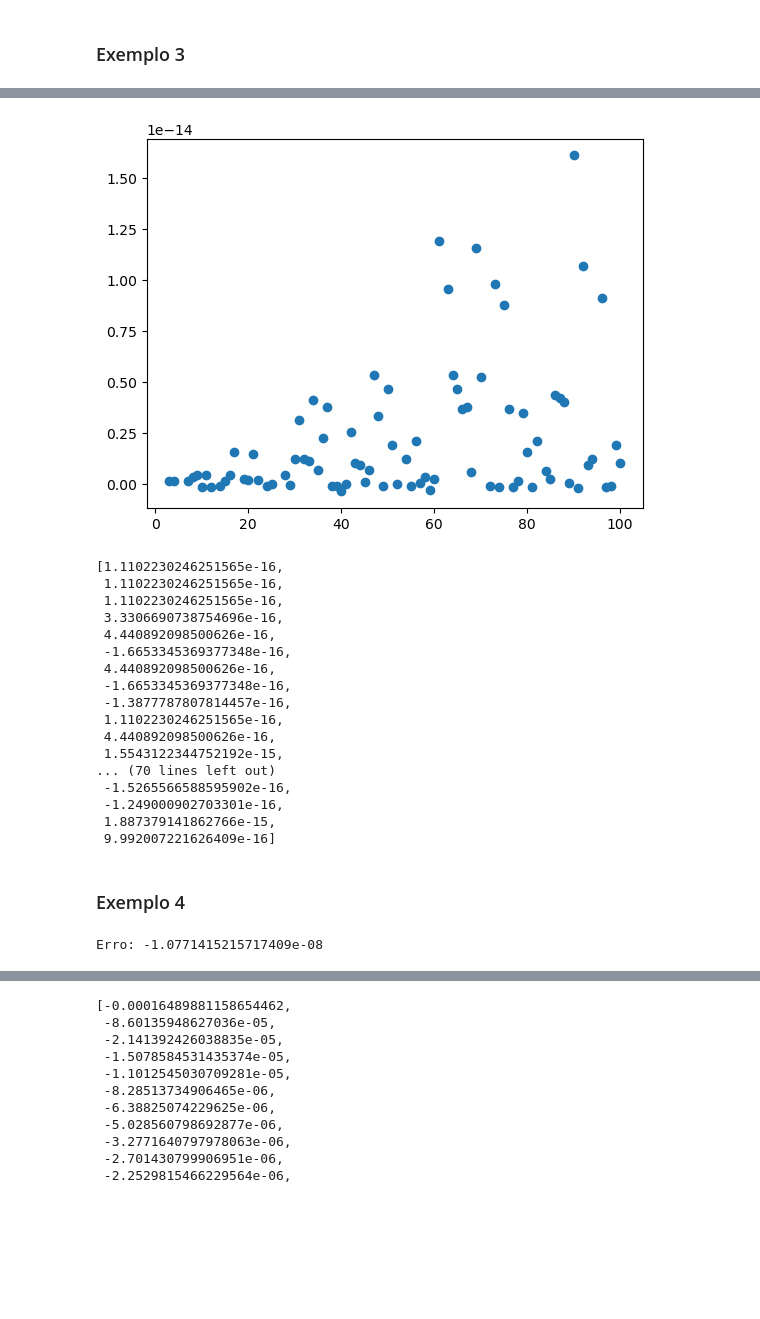
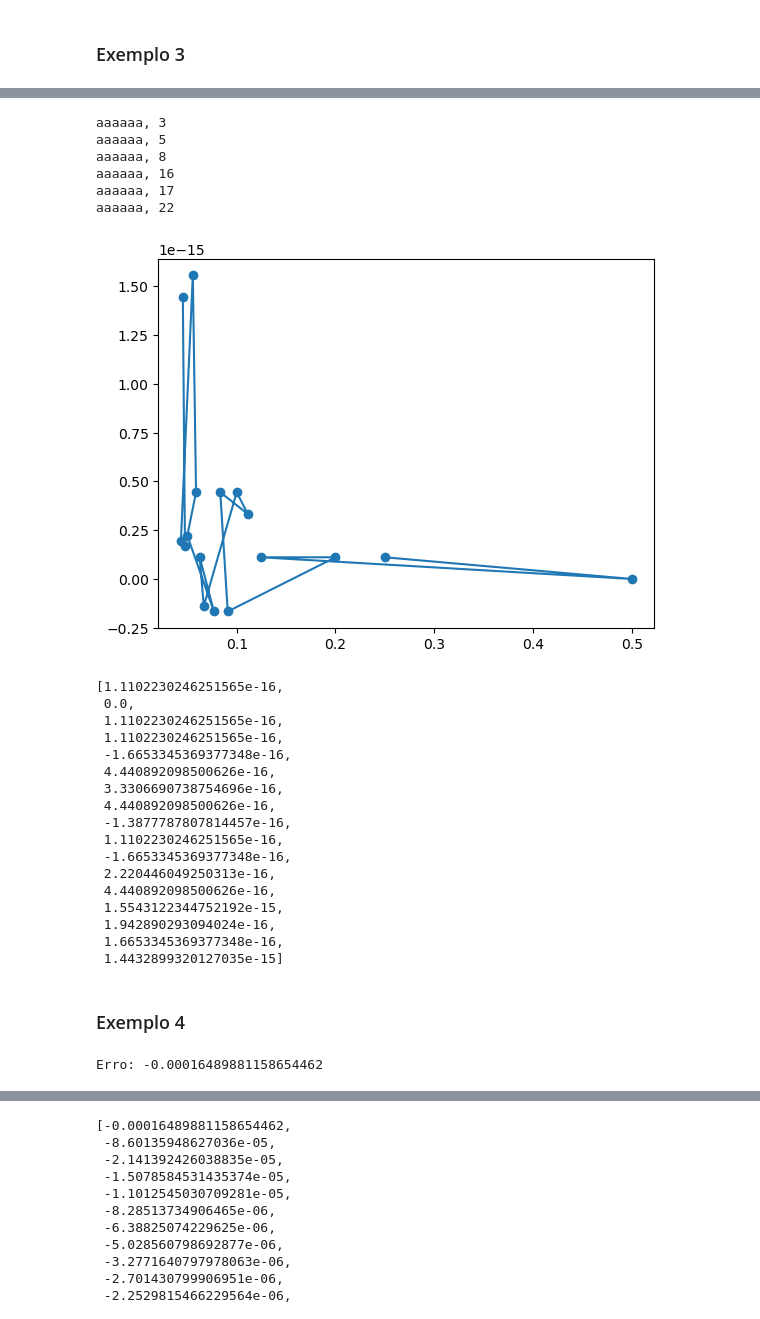
Before and after one commit to pedro-jorge/Elementos-Finitos, a Jupyter notebook: Lab_1.ipynb, the cells around one changed output, grey strips where cells are left out. Drawn from its saved outputs; the diff is of its cells as text; code cells hidden in the pictures; blank space fills up the shorter version.

```diff
--- a/Lab_1.ipynb
+++ b/Lab_1.ipynb
@@ -11,7 +11,7 @@ beta = 1
 u_0 = 0
 u_1 = 0
 
-n = 100
+n = 3
 
 example_1 = dict(
     alpha = 1,
@@ -46,7 +46,7 @@ example_4 = dict(
     beta = 1,
     range = [0, 1],
     n = n,
-    f = lambda h, x: h*x
+    f = lambda h, x: h*x * np.ones(len(x))
 )
 # %%
 def plot(x: np.ndarray, u_k: np.ndarray, u_x: np.ndarray) -> None:
@@ -153,7 +153,7 @@ def galerkin(alpha: float,
     K += np.diag(upper_diagonal, k=1)
     K += np.diag(lower_diagonal, k=-1)
 
-    return x, np.linalg.solve(K, f(h, x)), h
+    return x, np.linalg.solve(K, f(h, x)), h, K, f(h, x)
 
 def galerkin_error(u: Callable, c: np.ndarray, h: float):
     return np.max(np.abs(u(np.arange(h, 1, h))) - c)
@@ -161,9 +161,9 @@ def galerkin_error(u: Callable, c: np.ndarray, h: float):
 ### Exemplo 3
 # %%
 def u(x):
-    return 4*x*(x-1)
+    return -4*x*(x-1)
 
-x, c, h = galerkin(**example_3)
+x, c, h, K, f = galerkin(**example_3)
 
 relative_error = galerkin_error(u, c, h)
 
@@ -173,51 +187,59 @@ Erro: 9.992007221626409e-16
 # %%
-n_list = []
+h_list = []
 errors = []
 
-for n in range(2, 101):
-    example_3["n"] = n
+for n in range(2, 25):
+    example_3["n"] = 2^n-1
     try:
-        x, c, h = galerkin(**example_3)
-        n_list.append(n)
+        x, c, h, A, b = galerkin(**example_3)
+        h_list.append(h)
         errors.append(galerkin_error(u, c, h))
     except:
+        print(f"aaaaaa, {n}")
         continue
 
-plt.scatter(n_list, errors)
+plt.scatter(h_list, errors)
+plt.plot(h_list, errors)
 plt.show()
 # %% [output]
+aaaaaa, 3
+aaaaaa, 5
+aaaaaa, 8
+aaaaaa, 16
+aaaaaa, 17
+aaaaaa, 22
-[figure, old version]
+[figure, new version]
 # %%
 errors
 # %% [output]
 [1.1102230246251565e-16,
+ 0.0,
  1.1102230246251565e-16,
  1.1102230246251565e-16,
+ -1.6653345369377348e-16,
+ 4.440892098500626e-16,
  3.3306690738754696e-16,
  4.440892098500626e-16,
- -1.6653345369377348e-16,
- 4.440892098500626e-16,
- -1.6653345369377348e-16,
  -1.3877787807814457e-16,
  1.1102230246251565e-16,
+ -1.6653345369377348e-16,
+ 2.220446049250313e-16,
  4.440892098500626e-16,
  1.5543122344752192e-15,
-... (70 lines left out)
- -1.5265566588595902e-16,
- -1.249000902703301e-16,
- 1.887379141862766e-15,
- 9.992007221626409e-16]
+ 1.942890293094024e-16,
+ 1.6653345369377348e-16,
+ 1.4432899320127035e-15]
 # %% [markdown]
 ### Exemplo 4
 # %%
 def u(x):
     return x + (e**-x - e**x) / (e - e**-1)
 
-x, c, h = galerkin(**example_4)
+x, c, h, A, b = galerkin(**example_4)
 
 relative_error = galerkin_error(u, c, h)
 
 print(f"Erro: {relative_error}")
 # %% [output]
-Erro: -1.0771415215717409e-08
+Erro: -0.00016489881158654462
 # %%
```
Also changed, not shown: parts of 5 cells of this notebook.
